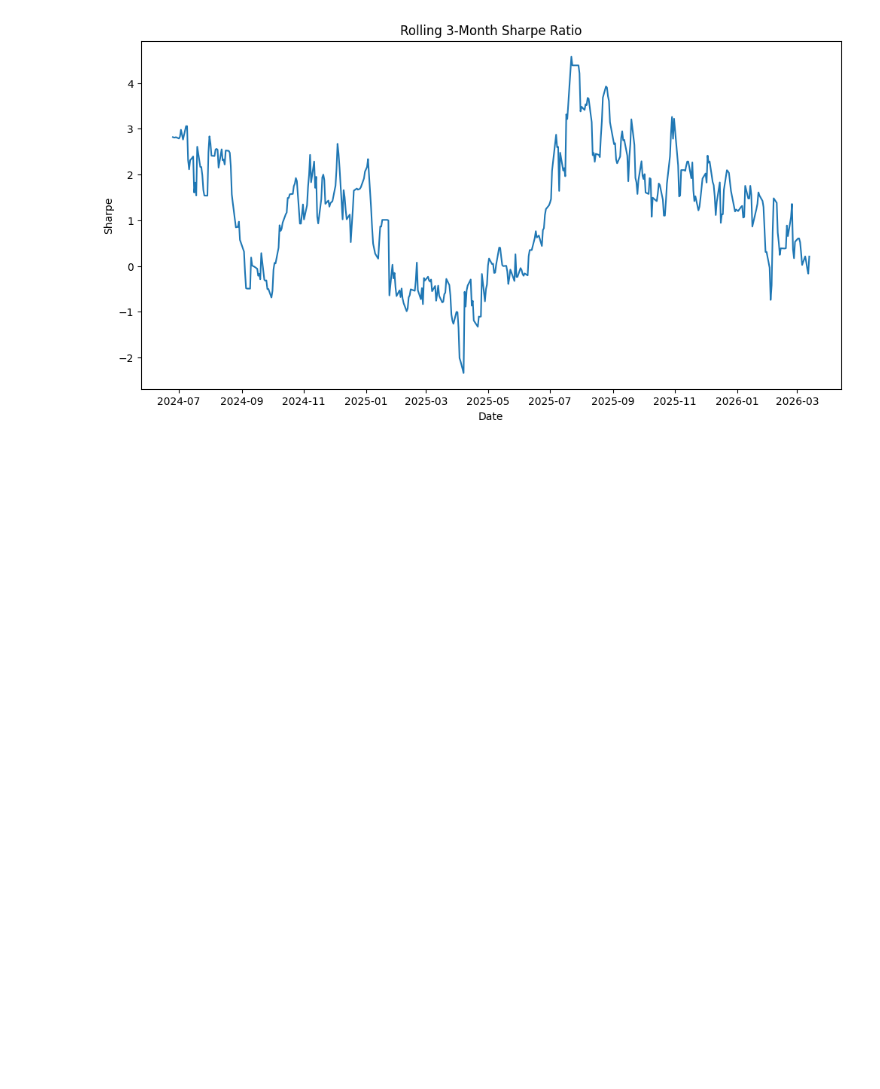
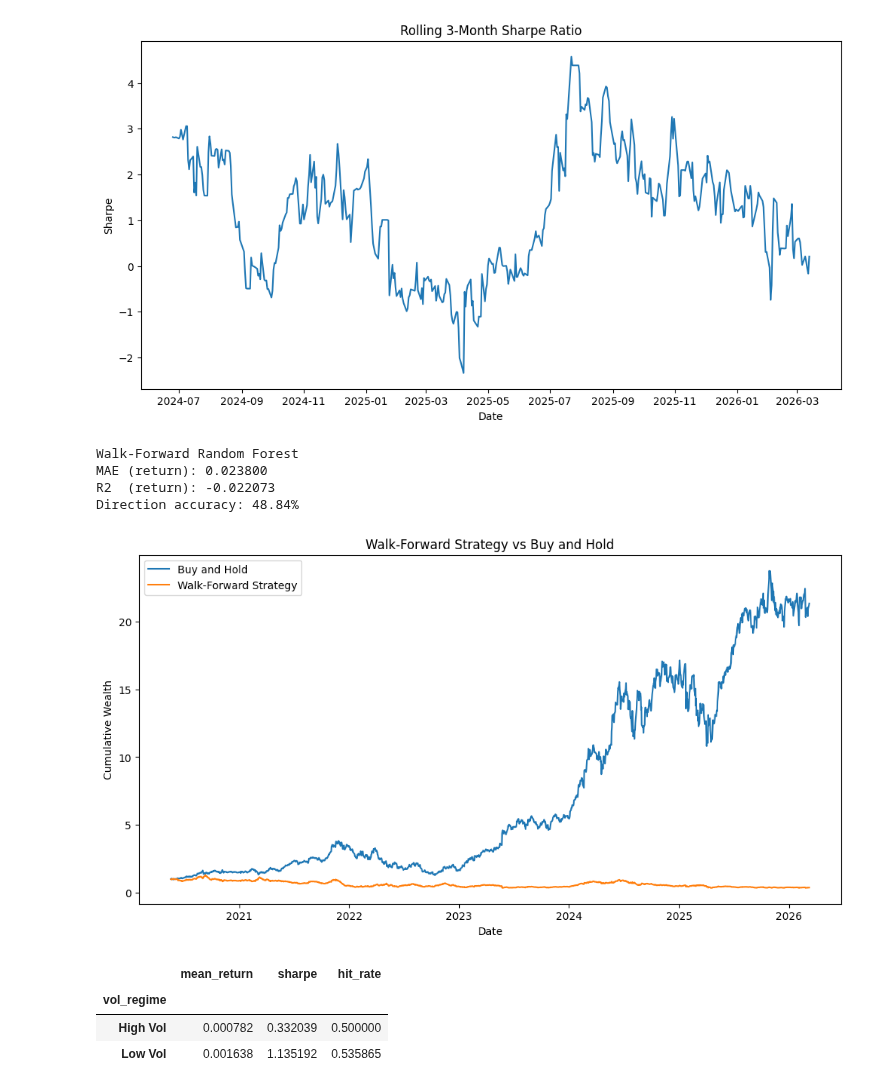
Before and after one commit to leowu555/stock-predictor-ML-model, a Jupyter notebook: stock_predictor.ipynb, the cells around one changed output. Cells and saved outputs as stored; diff of their text form; code cells hidden in the pictures; blank space fills up the shorter version.

Commit message:
More advanced models and metrics added

```diff
--- a/stock_predictor.ipynb
+++ b/stock_predictor.ipynb
@@ -629,0 +654,38 @@ plt.show()
+# %%
+wf_pred, wf_actual = walk_forward_backtest(
+    X,
+    y,
+    model_factory=lambda: RandomForestRegressor(
+        n_estimators=400,
+        random_state=42,
+        max_depth=8,
+        min_samples_leaf=10,
+        n_jobs=-1
+    ),
+    initial_train_size=1000,
+    step_size=20
+)
+
+report_regression("Walk-Forward Random Forest", wf_actual.values, wf_pred.values)
+# %% [output]
+Walk-Forward Random Forest
+MAE (return): 0.023800
+R2  (return): -0.022073
+Direction accuracy: 48.84%
+# %%
+wf_signal = np.sign(wf_pred)
+wf_strategy_ret = wf_signal * wf_actual
+
+wf_curve = (1 + wf_strategy_ret).cumprod()
+wf_market = (1 + wf_actual).cumprod()
+
+plt.figure(figsize=(12, 6))
+plt.plot(wf_market, label="Buy and Hold")
+plt.plot(wf_curve, label="Walk-Forward Strategy")
+plt.title("Walk-Forward Strategy vs Buy and Hold")
+plt.xlabel("Date")
+plt.ylabel("Cumulative Wealth")
+plt.legend()
+plt.show()
+# %% [output]
+[figure, added]
@@ -629,0 +696,19 @@ plt.show()
+# %%
+regime_test = feat.iloc[split:].copy()
+regime_test["pred_rf"] = pred_rf
+regime_test["actual"] = y_test
+regime_test["signal"] = np.sign(pred_rf)
+regime_test["strategy_ret"] = regime_test["signal"] * regime_test["actual"]
+
+regime_summary = regime_test.groupby("vol_regime").agg(
+    mean_return=("strategy_ret", "mean"),
+    sharpe=("strategy_ret", lambda x: np.sqrt(252) * x.mean() / (x.std() + 1e-12)),
+    hit_rate=("strategy_ret", lambda x: (x > 0).mean())
+)
+
+regime_summary
+# %% [output]
+|  | mean_return | sharpe | hit_rate |
+| vol_regime |  |  |  |
+| High Vol | 0.000782 | 0.332039 | 0.500000 |
+| Low Vol | 0.001638 | 1.135192 | 0.535865 |
```
Also changed, not shown: parts of 15 cells of this notebook.
